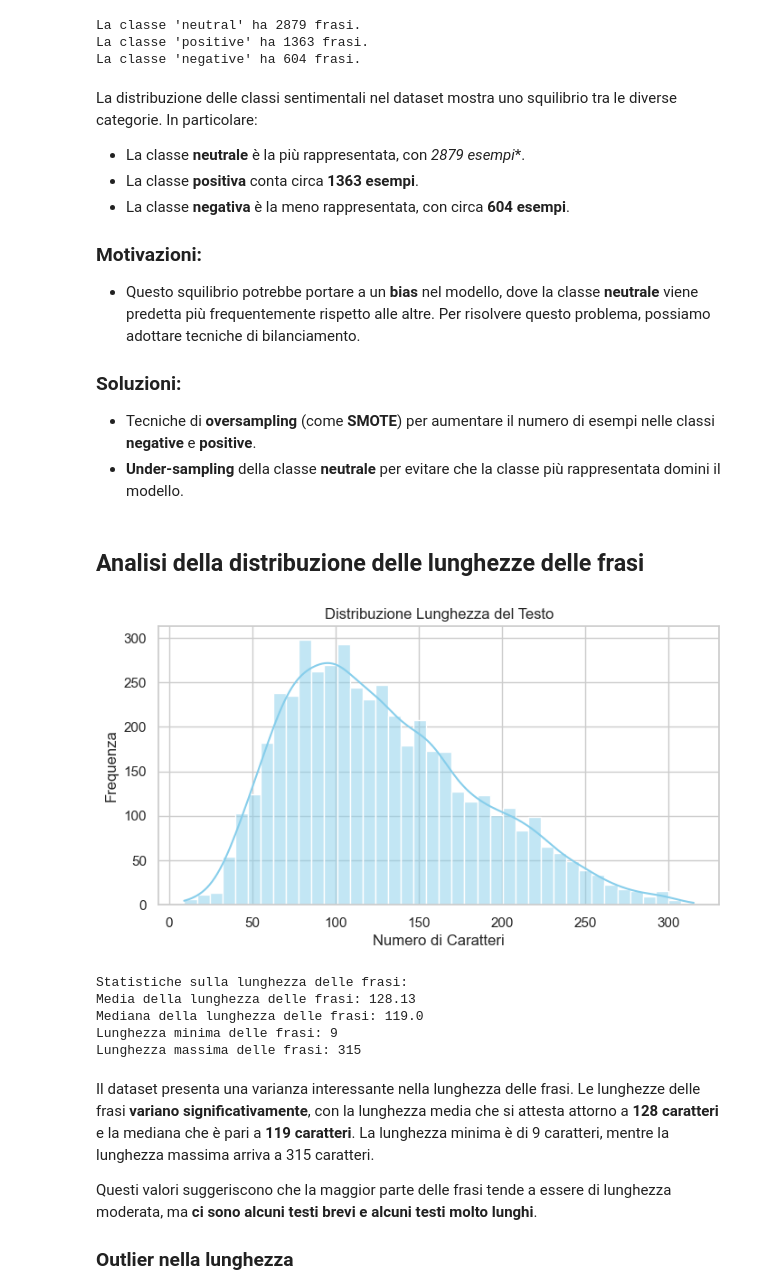
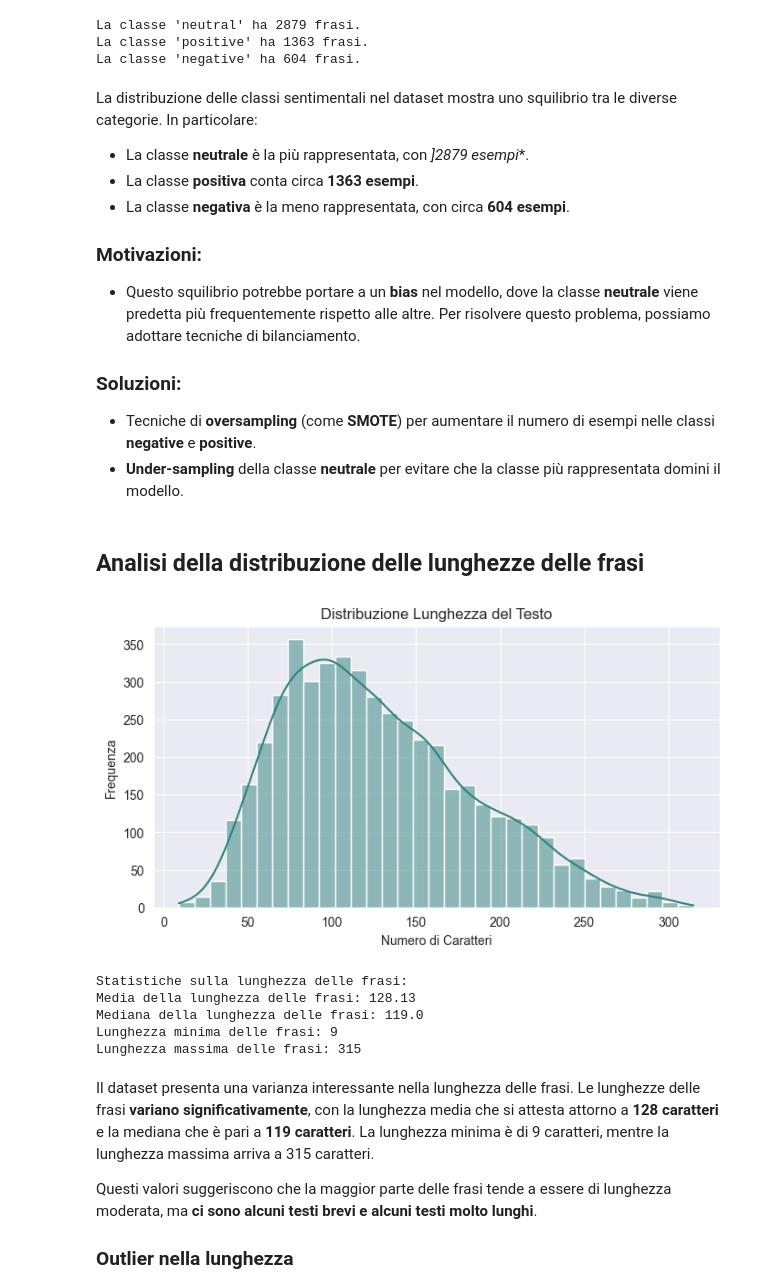
Before and after one commit to IreneGaita/FinSent, a Jupyter notebook: Notebooks/01.eda.ipynb, the cells around one changed output. Saved outputs shown, nothing was run; the diff lists cells and outputs as text; code cells hidden in the pictures.

Commit message:
- Fix color of the graphs and modified frequency plot (from 10 to 30 most frequent words) - 01.eda.ipynb - Added dag for preprocessing (dag_preprocessing.py) - Reorganizing files into folders

```diff
--- a/Notebooks/01.eda.ipynb
+++ b/Notebooks/01.eda.ipynb
@@ -9,7 +9,7 @@ import string
 # %% [markdown]
 # Caricamento dati
 # %%
-df = pd.read_csv("../sentiment_data/all-data.csv", encoding='latin1', names=['label', 'text'])
+df = pd.read_csv("../sentiment_data/all-dataset.csv", encoding='latin1', names=['label', 'text'])
 df.head()
 # %% [output]
 |  | label | text |
@@ -54,7 +54,7 @@ La classe 'negative' ha 604 frasi.
 
 
 La distribuzione delle classi sentimentali nel dataset mostra uno squilibrio tra le diverse categorie. In particolare:
-- La classe **neutrale** è la più rappresentata, con *2879 esempi**.
+- La classe **neutrale** è la più rappresentata, con *]2879 esempi**.
 - La classe **positiva** conta circa **1363 esempi**.
 - La classe **negativa** è la meno rappresentata, con circa **604 esempi**.
 
@@ -69,19 +69,19 @@ La distribuzione delle classi sentimentali nel dataset mostra uno squilibrio tra
 # %%
 df['text_len'] = df['text'].apply(len)
 
 plt.figure(figsize=(8,4))
-sns.histplot(df['text_len'], bins=40, kde=True, color='skyblue')
+sns.histplot(df['text_len'], kde=True, color='#2f837f')
 plt.title("Distribuzione Lunghezza del Testo")
 plt.xlabel("Numero di Caratteri")
 plt.ylabel("Frequenza")
 plt.show()
 print("Statistiche sulla lunghezza delle frasi:")
 print(f"Media della lunghezza delle frasi: {df['text_len'].mean():.2f}")
 print(f"Mediana della lunghezza delle frasi: {df['text_len'].median()}")
 print(f"Lunghezza minima delle frasi: {df['text_len'].min()}")
 print(f"Lunghezza massima delle frasi: {df['text_len'].max()}")
 # %% [output]
-[figure, old version]
+[figure, new version]
 Statistiche sulla lunghezza delle frasi:
 Media della lunghezza delle frasi: 128.13
 Mediana della lunghezza delle frasi: 119.0
```
Also changed, not shown: parts of 2 cells of this notebook, 12 other files.
